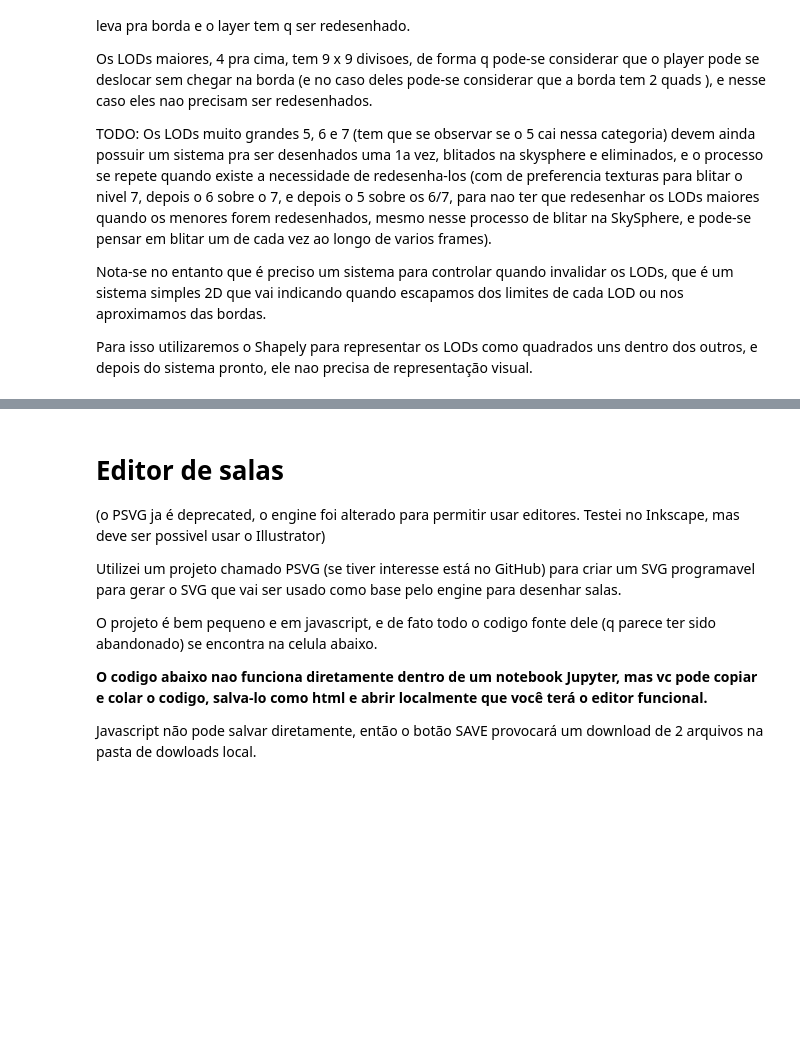
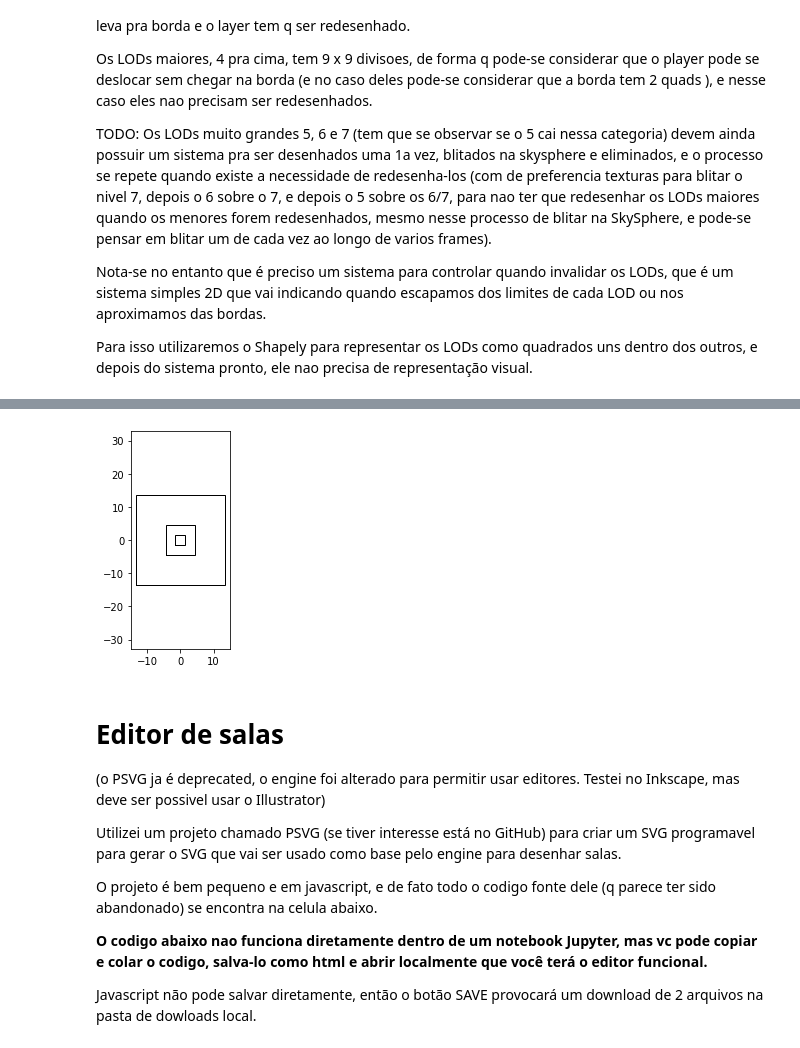
Before and after one commit to casson-projects-2020/active-bolt, a Jupyter notebook: 3d_engines_essays/striped-impulse.ipynb, the cells around one changed output, grey strips where cells are left out. Drawn from its saved outputs; the diff is of its cells as text; code cells hidden in the pictures; blank space fills up the shorter version.

```diff
--- a/3d_engines_essays/striped-impulse.ipynb
+++ b/3d_engines_essays/striped-impulse.ipynb
@@ -660,3 +678,32 @@ import shapely
+# %%
+from shapely.geometry import Polygon
+
+import matplotlib.pyplot as plt
+import descartes
+import numpy as np
+
+lod1_ = [[ -1.5, -1.5 ], [ 1.5, -1.5 ], [ 1.5, 1.5 ], [ -1.5, 1.5 ]]
+lod2_ = [[ -4.5, -4.5 ], [ 4.5, -4.5 ], [ 4.5, 4.5 ], [ -4.5, 4.5 ]]
+lod3_ = [[ -13.5, -13.5 ], [ 13.5, -13.5 ], [ 13.5, 13.5 ], [ -13.5, 13.5 ]]
+lod4_ = [[ -243. / 2., -243. / 2. ], [ 243. / 2., -243. / 2. ], [ 243. / 2., 243. / 2. ], [ -243. / 2., 243. / 2. ]]
+
+lod1 = Polygon( lod1_ )
+lod2 = Polygon( lod2_ )
+lod3 = Polygon( lod3_ )
+lod4 = Polygon( lod4_ )
+
+fig = plt.figure()
+ax = fig.add_subplot( 131 )
+
+#ax.add_patch( descartes.PolygonPatch( lod4, ec='black', fc='w', alpha=1.0 ))
+ax.add_patch( descartes.PolygonPatch( lod3, ec='black', fc='w', alpha=1.0 ))
+ax.add_patch( descartes.PolygonPatch( lod2, ec='black', fc='w', alpha=1.0 ))
+ax.add_patch( descartes.PolygonPatch( lod1, ec='black', fc='w', alpha=1.0 ))
+ax.axis( 'equal' )
+
+plt.show()
+# %% [output]
+[figure, added]
 # %% [markdown]
 <h1 style="letter-spacing:0px;">Editor de salas</h1>
 
```
Also changed, not shown: parts of 2 cells of this notebook.
